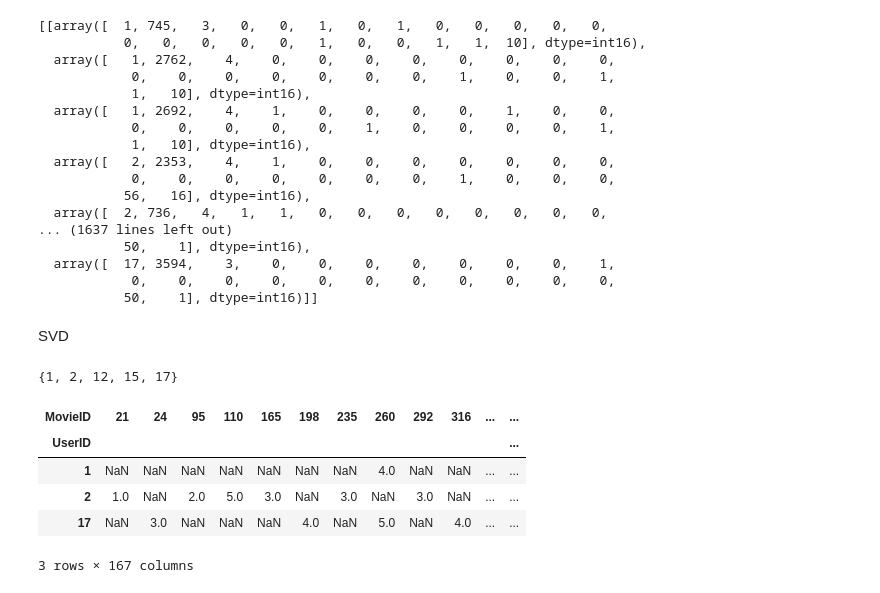
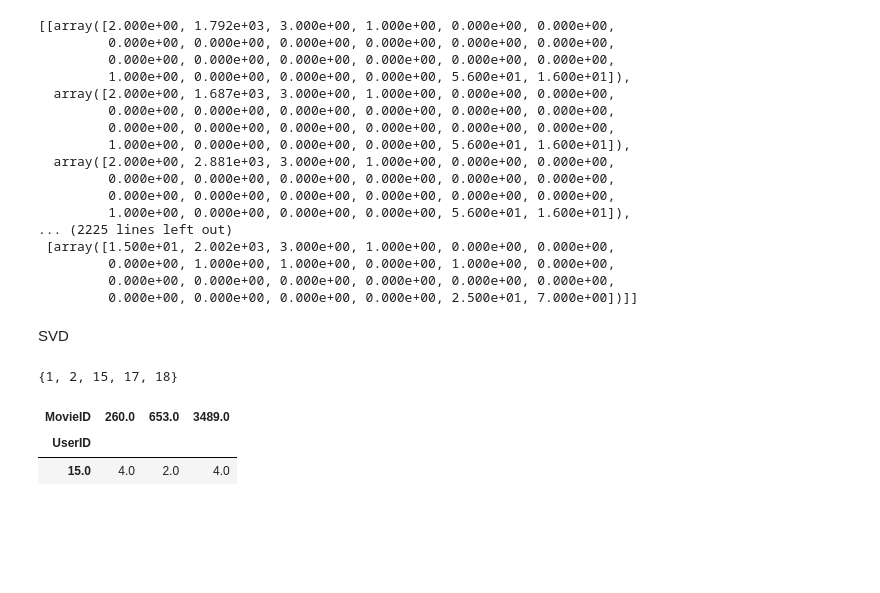
Before and after one commit to RecSys-The-Hood/MiniProject, a Jupyter notebook: KModes_SVD.ipynb, the cells around one changed output. Drawn from its saved outputs; the diff is of its cells as text; code cells hidden in the pictures; blank space fills up the shorter version.

```diff
--- a/KModes_SVD.ipynb
+++ b/KModes_SVD.ipynb
@@ -27,9 +27,9 @@ def elbow_method(data, max_clusters=4):
 file_path = "./EncodedCombined2.csv"  # Replace with your dataset file path
 data = load_data(file_path)
 
-avg_rating = load_data("./Movie_Rating.csv")
+avg_rating = load_data("./Genre_Rating.csv")
 # Assuming the data matrix is constructed with users as rows and movies as columns
-data_matrix = data.iloc[:601,:]  # Exclude first column (user IDs)
+data_matrix = data.iloc[:10000,:]  # Exclude first column (user IDs)
 # data_matrix.drop(columns=["Zip-code","Title"],inplace=True)
 print(data_matrix)
 # %% [output]
@@ -100,0 +102,3 @@ KeyboardInterrupt:
+# %%
+data_mat = data_mat.astype(float)
+data_mat
@@ -101,5 +119,5 @@ KeyboardInterrupt:
 # %%
-k=4
+k=45
 km = KModes(k)
 km.fit(data_mat)
 km.cluster_centroids
@@ -156,30 +173,30 @@ for row in clustered_ratings:
 
 rows_per_clusters
 # %% [output]
-[[array([  1, 745,   3,   0,   0,   1,   0,   1,   0,   0,   0,   0,   0,
-           0,   0,   0,   0,   0,   1,   0,   0,   1,   1,  10], dtype=int16),
-  array([   1, 2762,    4,    0,    0,    0,    0,    0,    0,    0,    0,
-            0,    0,    0,    0,    0,    0,    0,    1,    0,    0,    1,
-            1,   10], dtype=int16),
-  array([   1, 2692,    4,    1,    0,    0,    0,    0,    1,    0,    0,
-            0,    0,    0,    0,    0,    1,    0,    0,    0,    0,    1,
-            1,   10], dtype=int16),
-  array([   2, 2353,    4,    1,    0,    0,    0,    0,    0,    0,    0,
-            0,    0,    0,    0,    0,    0,    0,    1,    0,    0,    0,
-           56,   16], dtype=int16),
-  array([  2, 736,   4,   1,   1,   0,   0,   0,   0,   0,   0,   0,   0,
-... (1637 lines left out)
-           50,    1], dtype=int16),
-  array([  17, 3594,    3,    0,    0,    0,    0,    0,    0,    0,    1,
-            0,    0,    0,    0,    0,    0,    0,    0,    0,    0,    0,
-           50,    1], dtype=int16)]]
+[[array([2.000e+00, 1.792e+03, 3.000e+00, 1.000e+00, 0.000e+00, 0.000e+00,
+         0.000e+00, 0.000e+00, 0.000e+00, 0.000e+00, 0.000e+00, 0.000e+00,
+         0.000e+00, 0.000e+00, 0.000e+00, 0.000e+00, 0.000e+00, 0.000e+00,
+         1.000e+00, 0.000e+00, 0.000e+00, 0.000e+00, 5.600e+01, 1.600e+01]),
+  array([2.000e+00, 1.687e+03, 3.000e+00, 1.000e+00, 0.000e+00, 0.000e+00,
+         0.000e+00, 0.000e+00, 0.000e+00, 0.000e+00, 0.000e+00, 0.000e+00,
+         0.000e+00, 0.000e+00, 0.000e+00, 0.000e+00, 0.000e+00, 0.000e+00,
+         1.000e+00, 0.000e+00, 0.000e+00, 0.000e+00, 5.600e+01, 1.600e+01]),
+  array([2.000e+00, 2.881e+03, 3.000e+00, 1.000e+00, 0.000e+00, 0.000e+00,
+         0.000e+00, 0.000e+00, 0.000e+00, 0.000e+00, 0.000e+00, 0.000e+00,
+         0.000e+00, 0.000e+00, 0.000e+00, 0.000e+00, 0.000e+00, 0.000e+00,
+         1.000e+00, 0.000e+00, 0.000e+00, 0.000e+00, 5.600e+01, 1.600e+01]),
+... (2225 lines left out)
+ [array([1.500e+01, 2.002e+03, 3.000e+00, 1.000e+00, 0.000e+00, 0.000e+00,
+         0.000e+00, 1.000e+00, 1.000e+00, 0.000e+00, 1.000e+00, 0.000e+00,
+         0.000e+00, 0.000e+00, 0.000e+00, 0.000e+00, 0.000e+00, 0.000e+00,
+         0.000e+00, 0.000e+00, 0.000e+00, 0.000e+00, 2.500e+01, 7.000e+00])]]
 # %% [markdown]
 SVD
 # %%
 user_ids = set(data_matrix['UserID'])
 user_ids
 # %% [output]
-{1, 2, 12, 15, 17}
+{1, 2, 15, 17, 18}
 # %%
 def get_non_zero_eigenvalues(Sigma):
     # Extract diagonal elements of Sigma
@@ -191,30 +208,27 @@ def get_non_zero_eigenvalues(Sigma):
     return non_zero_eigenvalues
 # %%
 new_user_cluster=2
-avgdict = avg_rating.set_index('MovieID')['AvgRating'].to_dict() ## might need to change this
-avg_dict = {int(key): float(value)  for key, value in avgdict.items() if value != 'Avg. Rating'}
+avgdict = avg_rating.set_index('Genre')['Avg. Rating'].to_dict() ## might need to change this
+avg_dict = {key: float(value)  for key, value in avgdict.items() if value != 'Avg. Rating'}
 
 ratings_A = rows_per_clusters[new_user_cluster]
 column_names = [
     "UserID", "MovieID", "Rating", "Action", "Adventure", "Animation",
     "Children's", "Comedy", "Crime", "Documentary", "Drama", "Fantasy",
     "Film-Noir", "Horror", "Musical", "Mystery", "Romance", "Sci-Fi",
     "Thriller", "War", "Western", "Gender", "Age", "Occupation"
 ]
 ratings_df=pd.DataFrame(ratings_A,columns=column_names)
 
 A=ratings_df.pivot(index='UserID', columns='MovieID', values='Rating')
 A_mat = pd.DataFrame(A)
 A_watched=A_mat.copy()
 A_mat= A_mat.fillna(avg_dict)
 A
 # %% [output]
-| MovieID | 21 | 24 | 95 | 110 | 165 | 198 | 235 | 260 | 292 | 316 | ... | ... |
-| UserID |  |  |  |  |  |  |  |  |  |  |  | ... |
-| 1 | NaN | NaN | NaN | NaN | NaN | NaN | NaN | 4.0 | NaN | NaN | ... | ... |
-| 2 | 1.0 | NaN | 2.0 | 5.0 | 3.0 | NaN | 3.0 | NaN | 3.0 | NaN | ... | ... |
-| 17 | NaN | 3.0 | NaN | NaN | NaN | 4.0 | NaN | 5.0 | NaN | 4.0 | ... | ... |
+| MovieID | 260.0 | 653.0 | 3489.0 |
+| UserID |  |  |  |
+| 15.0 | 4.0 | 2.0 | 4.0 |
-3 rows × 167 columns
 # %%
 A_mat=A_mat.round(2)
 # print(A_mat.dtypes)
```
Also changed, not shown: parts of 13 cells of this notebook, 2 other files.
